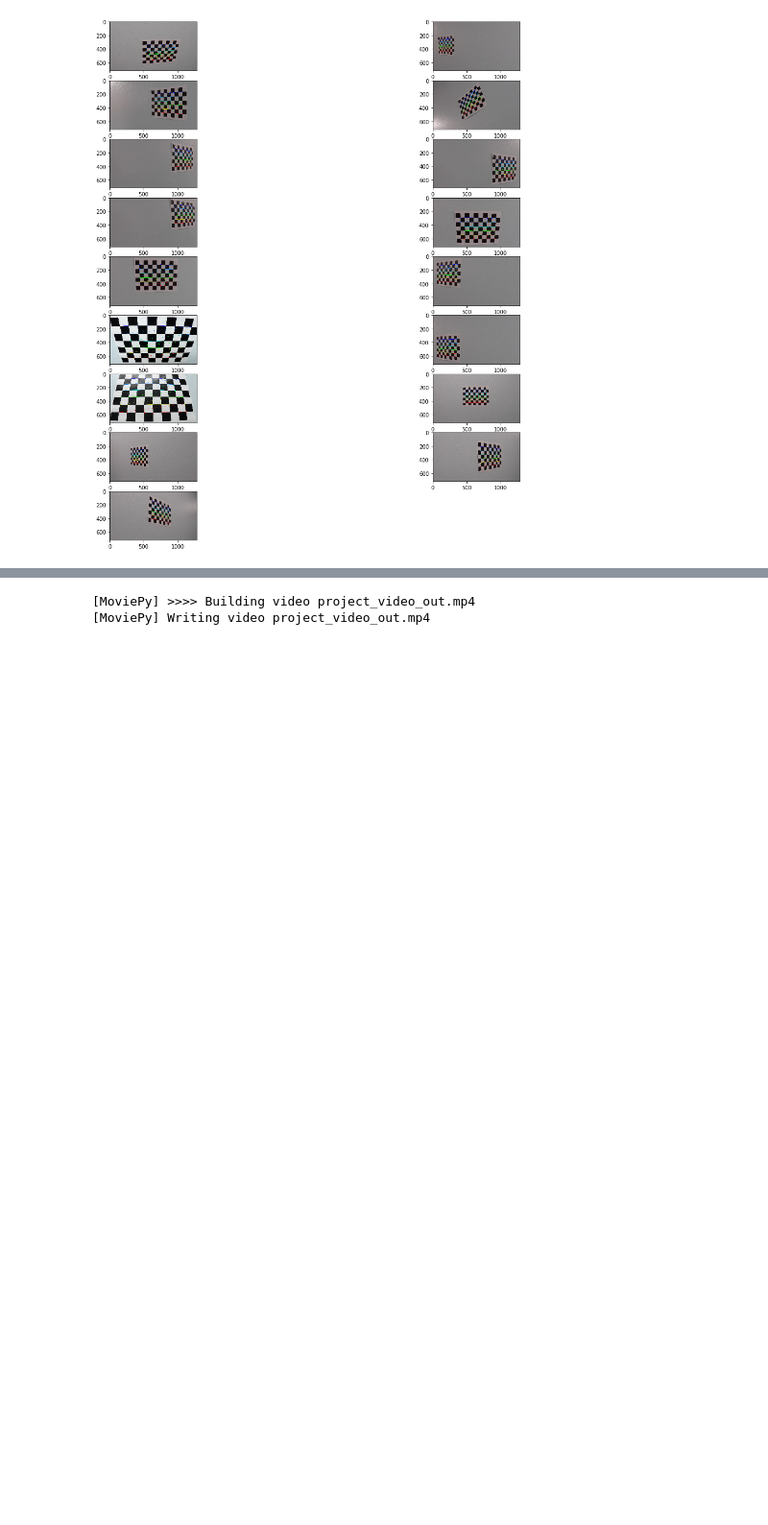
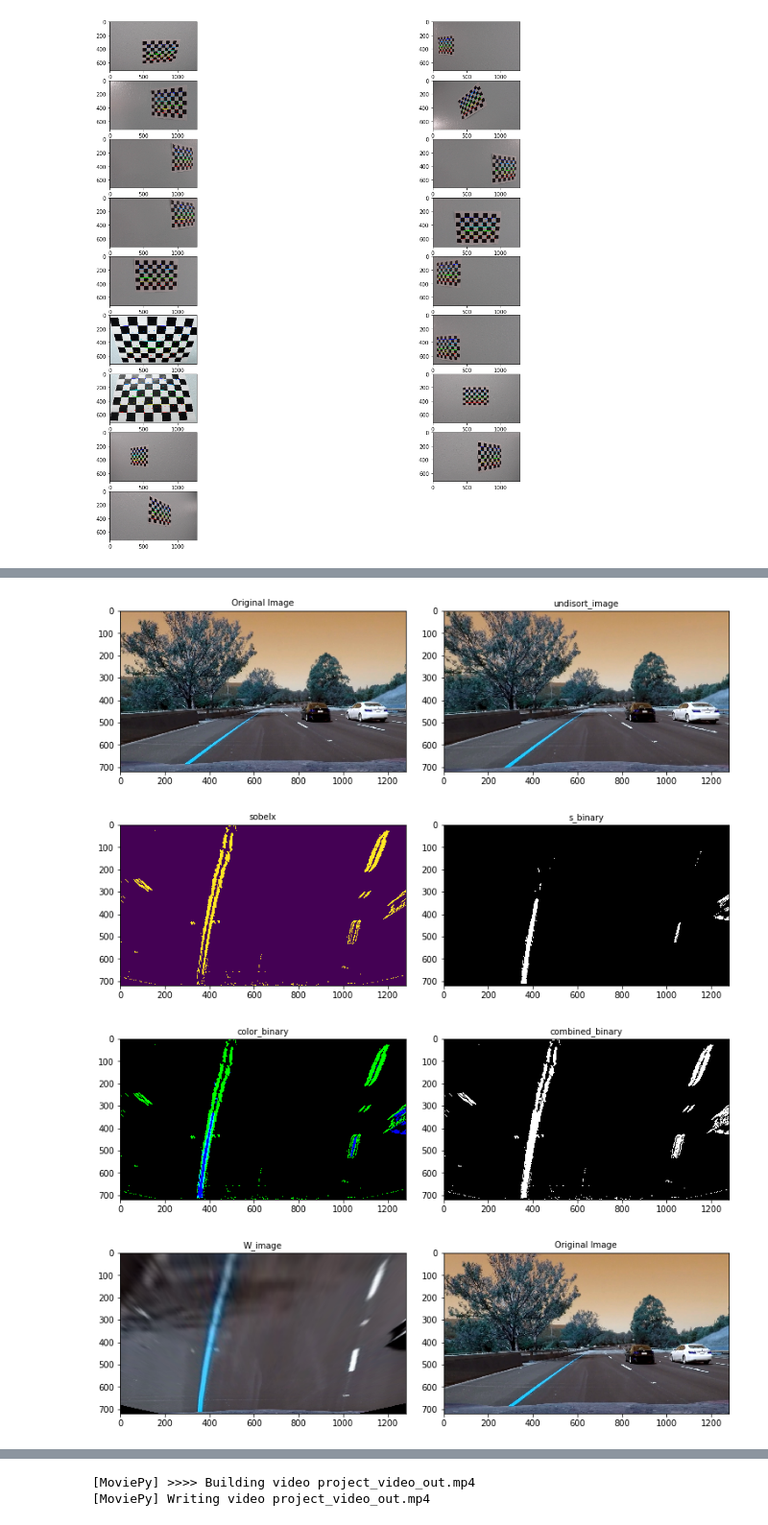
Before and after one commit to apreddyy/ADLanedetectionPython, a Jupyter notebook: Lanedetection.ipynb, the cells around one changed output, grey strips where cells are left out. Shown at 96% size. Drawn from its saved outputs; the diff is of its cells as text; code cells hidden in the pictures; blank space fills up the shorter version.

```diff
--- a/Lanedetection.ipynb
+++ b/Lanedetection.ipynb
@@ -134,3 +142,43 @@ def combined_image(img):
+# %%
+img = cv2.imread(r'C:\Users\pramo\Documents\Project4\test_images\test6.jpg')
+undisort_image, sobelx, s_binary, combined_binary, color_binary, W_image = combined_image(img)
+
+f, (ax1, ax2) = plt.subplots(1, 2, figsize=(10, 10))
+f.tight_layout()
+ax1.imshow(img)
+ax1.set_title('Original Image', fontsize=10)
+ax2.imshow(undisort_image, cmap="gray")
+ax2.set_title('undisort_image', fontsize=10)
+plt.subplots_adjust(left=0., right=1, top=0.9, bottom=0.)
+
+f, (ax1, ax2) = plt.subplots(1, 2, figsize=(10, 10))
+f.tight_layout()
+ax1.imshow(sobelx)
+ax1.set_title('sobelx', fontsize=10)
+ax2.imshow(s_binary, cmap="gray")
+ax2.set_title('s_binary', fontsize=10)
+plt.subplots_adjust(left=0., right=1, top=0.9, bottom=0.)
+
+f, (ax1, ax2) = plt.subplots(1, 2, figsize=(10, 10))
+f.tight_layout()
+ax1.imshow(color_binary)
+ax1.set_title('color_binary', fontsize=10)
+ax2.imshow(combined_binary, cmap="gray")
+ax2.set_title('combined_binary', fontsize=10)
+plt.subplots_adjust(left=0., right=1, top=0.9, bottom=0.)
+
+f, (ax1, ax2) = plt.subplots(1, 2, figsize=(10, 10))
+f.tight_layout()
+ax1.imshow(W_image)
+ax1.set_title('W_image', fontsize=10)
+ax2.imshow(img)
+ax2.set_title('Original Image', fontsize=10)
+plt.subplots_adjust(left=0., right=1, top=0.9, bottom=0.)
+# %% [output]
+[figure, added]
+[figure, added]
+[figure, added]
+[figure, added]
 # %%
 def hist(img):
     return np.sum(img[img.shape[0]//2:,:], axis=0)
```
Also changed, not shown: parts of 14 cells of this notebook, 12 other files.
